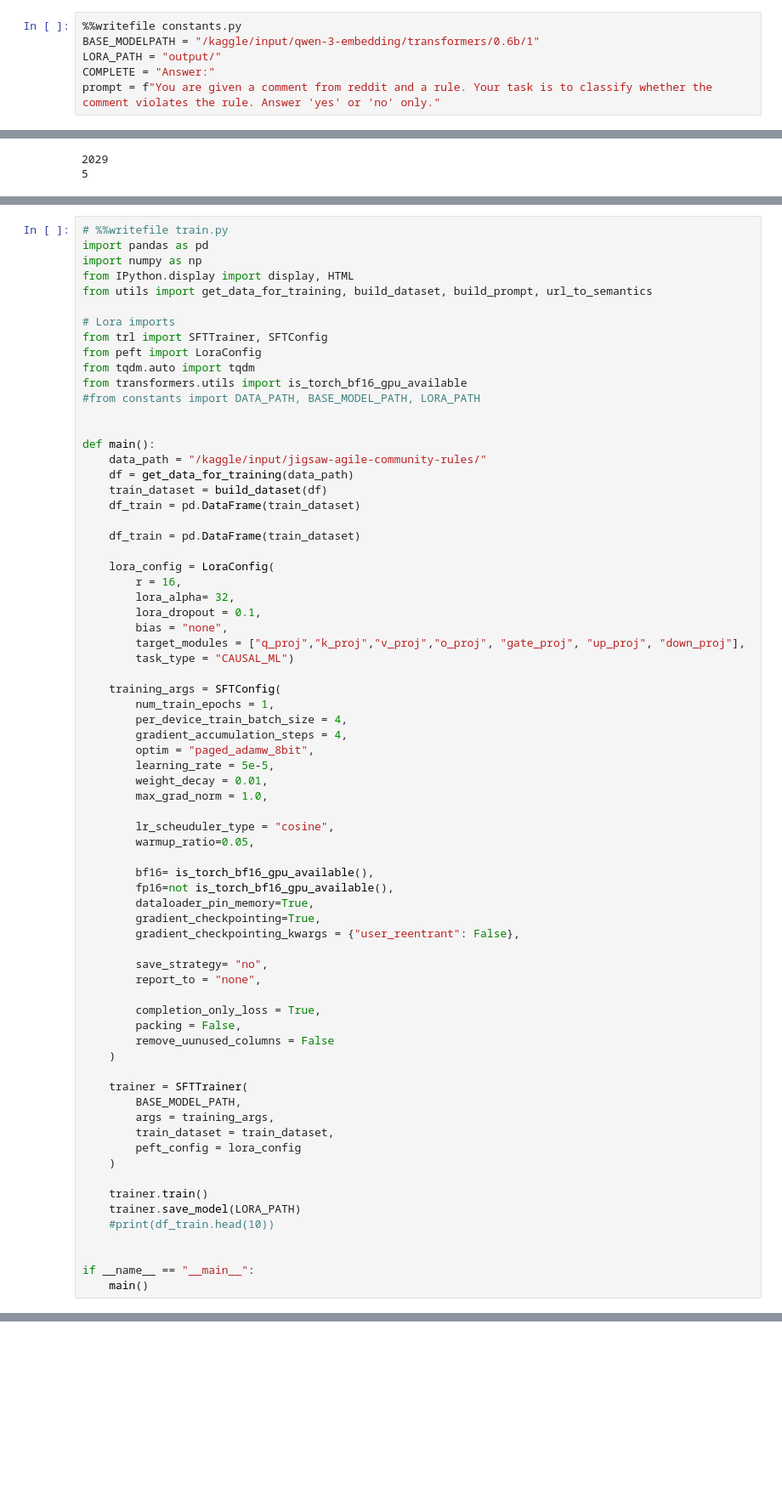
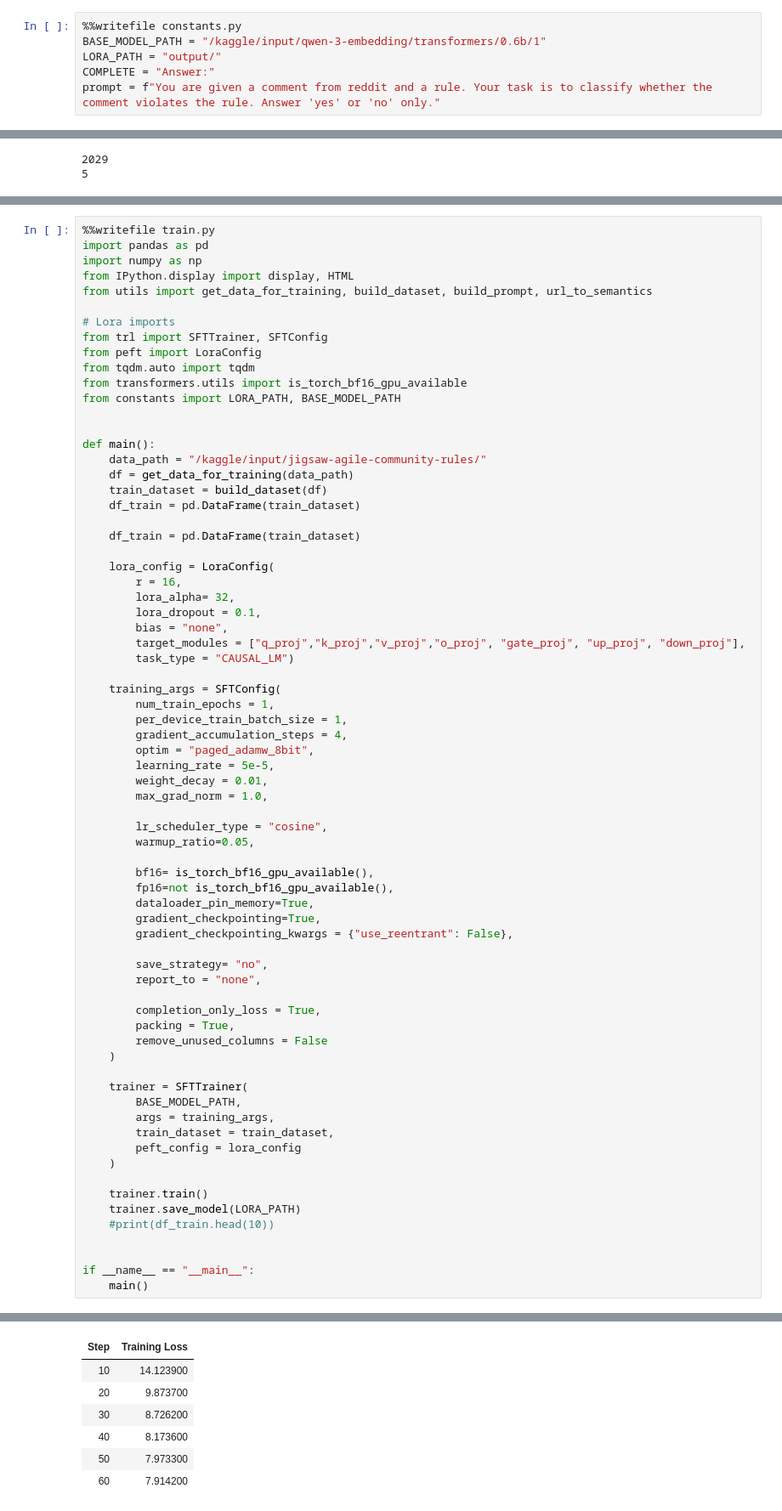
Before and after one commit to theoreid11/Kaggle, a Jupyter notebook: qwen-lora-solution-community-rules.ipynb, the cells around one changed output, grey strips where cells are left out. Shown: that part at 85% size. Cells and saved outputs as stored; diff of their text form; blank space fills up the shorter version.

Commit message:
model training

```diff
--- a/qwen-lora-solution-community-rules.ipynb
+++ b/qwen-lora-solution-community-rules.ipynb
@@ -1,6 +1,6 @@
 # %%
 %%writefile constants.py
-BASE_MODELPATH = "/kaggle/input/qwen-3-embedding/transformers/0.6b/1"
+BASE_MODEL_PATH = "/kaggle/input/qwen-3-embedding/transformers/0.6b/1"
 LORA_PATH = "output/"
 COMPLETE = "Answer:"
 prompt = f"You are given a comment from reddit and a rule. Your task is to classify whether the comment violates the rule. Answer 'yes' or 'no' only."
@@ -343,5 +307,5 @@ cannot import name 'is_rocm_platform' from 'transformers.utils.import_utils' (/u
 # %%
-# %%writefile train.py
+%%writefile train.py
 import pandas as pd
 import numpy as np
 from IPython.display import display, HTML
@@ -352,7 +316,7 @@ from trl import SFTTrainer, SFTConfig
 from peft import LoraConfig
 from tqdm.auto import tqdm
 from transformers.utils import is_torch_bf16_gpu_available
-#from constants import DATA_PATH, BASE_MODEL_PATH, LORA_PATH
+from constants import LORA_PATH, BASE_MODEL_PATH
 
 
 def main():
@@ -369,32 +333,32 @@ def main():
         lora_dropout = 0.1,
         bias = "none",
         target_modules = ["q_proj","k_proj","v_proj","o_proj", "gate_proj", "up_proj", "down_proj"],
-        task_type = "CAUSAL_ML")
+        task_type = "CAUSAL_LM")
 
     training_args = SFTConfig(
         num_train_epochs = 1,
-        per_device_train_batch_size = 4,
+        per_device_train_batch_size = 1,
         gradient_accumulation_steps = 4,
         optim = "paged_adamw_8bit",
         learning_rate = 5e-5,
         weight_decay = 0.01,
         max_grad_norm = 1.0,
 
-        lr_scheuduler_type = "cosine",
+        lr_scheduler_type = "cosine",
         warmup_ratio=0.05,
 
         bf16= is_torch_bf16_gpu_available(),
         fp16=not is_torch_bf16_gpu_available(),
         dataloader_pin_memory=True,
         gradient_checkpointing=True,
-        gradient_checkpointing_kwargs = {"user_reentrant": False},
+        gradient_checkpointing_kwargs = {"use_reentrant": False},
 
         save_strategy= "no",
         report_to = "none",
 
         completion_only_loss = True,
-        packing = False,
-        remove_uunused_columns = False
+        packing = True,
+        remove_unused_columns = False
     )
 
     trainer = SFTTrainer(
@@ -417,2 +395,9 @@ cannot import name 'is_peft_available' from 'trl.import_utils' (/usr/local/lib/p
+| Step | Training Loss |
+| 10 | 14.123900 |
+| 20 | 9.873700 |
+| 30 | 8.726200 |
+| 40 | 8.173600 |
+| 50 | 7.973300 |
+| 60 | 7.914200 |
 # %%
 %%writefile inference.py
```
Also changed, not shown: parts of 12 cells of this notebook.
